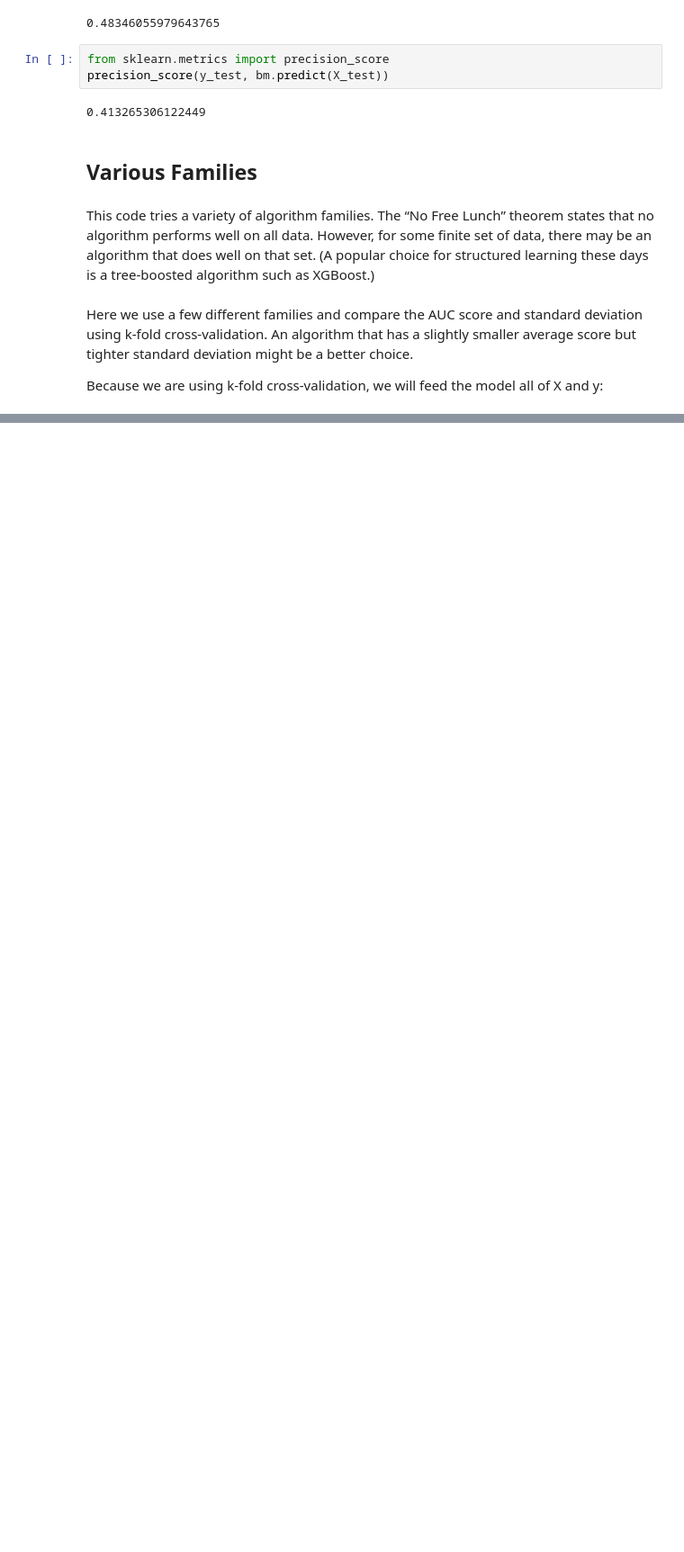
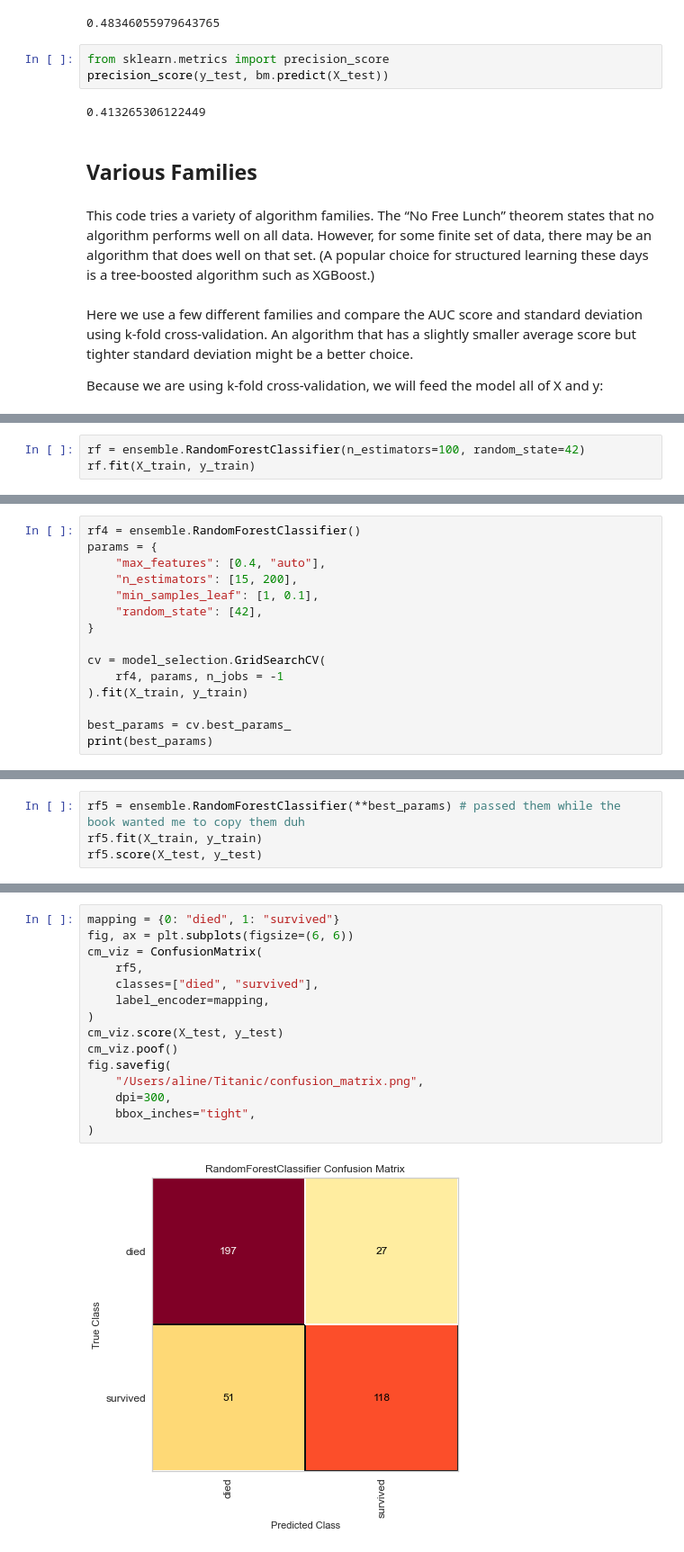
Before and after one commit to nthngshr/Titanic, a Jupyter notebook: Notebooks/titanic_test.ipynb, the cells around one changed output, grey strips where cells are left out. Shown at 90% size. Drawn from its saved outputs; the diff is of its cells as text; blank space fills up the shorter version.

```diff
--- a/Notebooks/titanic_test.ipynb
+++ b/Notebooks/titanic_test.ipynb
@@ -320,0 +369,3 @@ XGBClassifier          AUC: 0.854 STD: 0.02
+# %%
+rf = ensemble.RandomForestClassifier(n_estimators=100, random_state=42)
+rf.fit(X_train, y_train)
@@ -320,0 +412,15 @@ XGBClassifier          AUC: 0.854 STD: 0.02
+# %%
+rf4 = ensemble.RandomForestClassifier()
+params = {
+    "max_features": [0.4, "auto"],
+    "n_estimators": [15, 200],
+    "min_samples_leaf": [1, 0.1],
+    "random_state": [42],
+}
+
+cv = model_selection.GridSearchCV(
+    rf4, params, n_jobs = -1
+).fit(X_train, y_train)
+
+best_params = cv.best_params_
+print(best_params)
@@ -320,0 +429,4 @@ XGBClassifier          AUC: 0.854 STD: 0.02
+# %%
+rf5 = ensemble.RandomForestClassifier(**best_params) # passed them while the book wanted me to copy them duh
+rf5.fit(X_train, y_train)
+rf5.score(X_test, y_test)
@@ -320,0 +446,17 @@ XGBClassifier          AUC: 0.854 STD: 0.02
+# %%
+mapping = {0: "died", 1: "survived"}
+fig, ax = plt.subplots(figsize=(6, 6))
+cm_viz = ConfusionMatrix(
+    rf5,
+    classes=["died", "survived"],
+    label_encoder=mapping,
+)
+cm_viz.score(X_test, y_test)
+cm_viz.poof()
+fig.savefig(
+    "/Users/aline/Titanic/confusion_matrix.png",
+    dpi=300,
+    bbox_inches="tight",
+)
+# %% [output]
+[figure, added]
```
Also changed, not shown: parts of 37 cells of this notebook, 4 other files.
